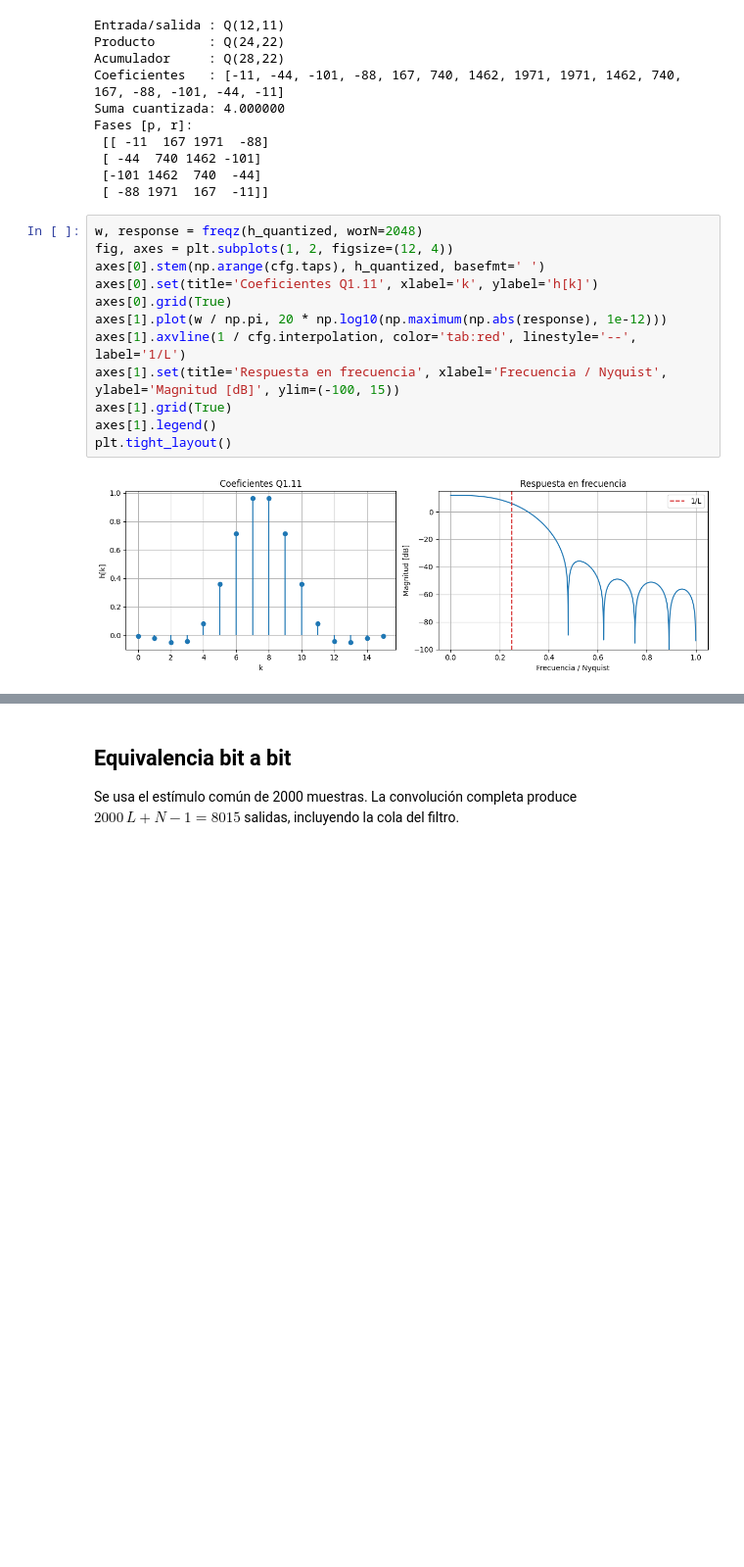
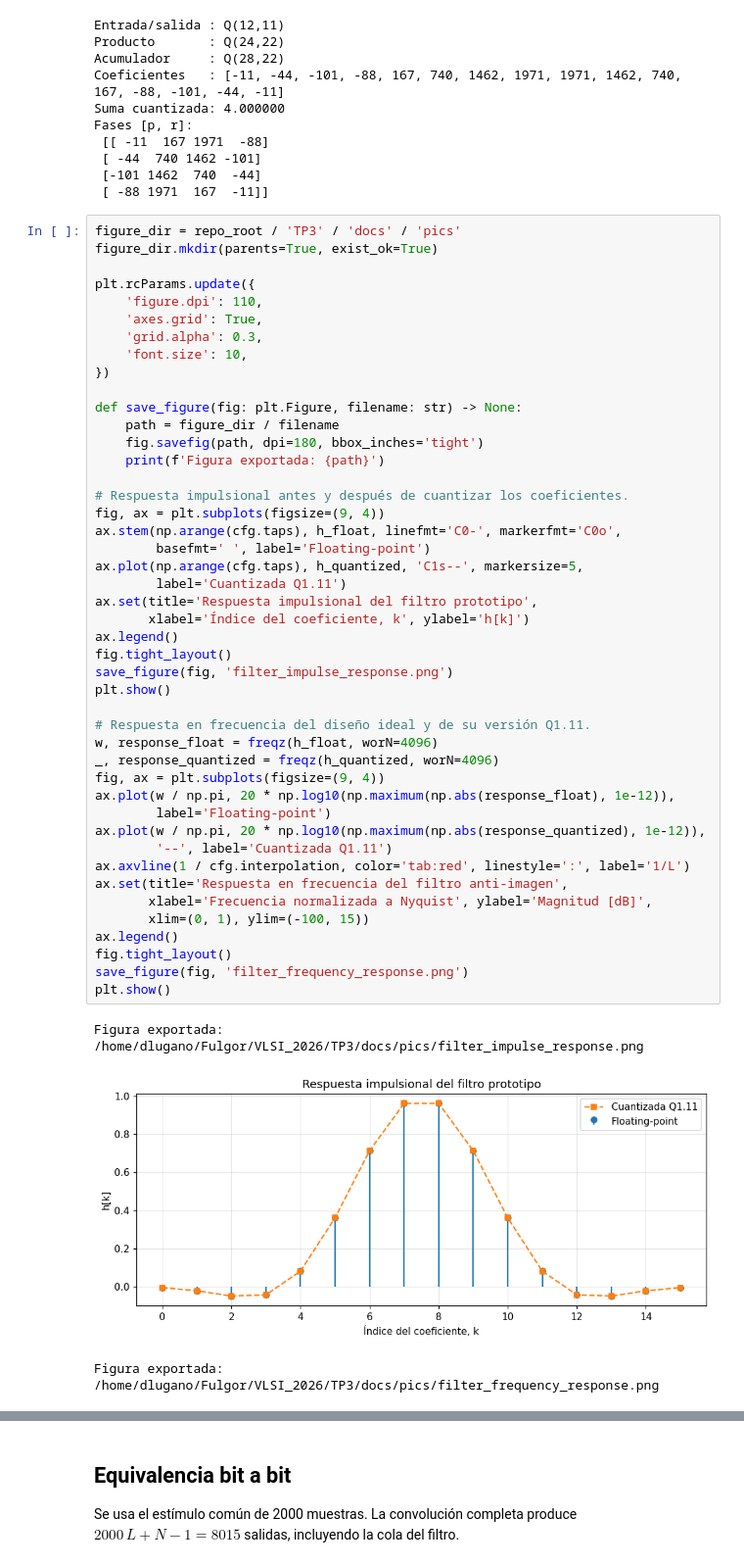
Before and after one commit to dlugano32/VLSI_2026, a Jupyter notebook: TP3/model/reference_model.ipynb, the cells around one changed output, grey strips where cells are left out. Shown at 98% size. Saved outputs shown, nothing was run; the diff lists cells and outputs as text; blank space fills up the shorter version.

```diff
--- a/TP3/model/reference_model.ipynb
+++ b/TP3/model/reference_model.ipynb
@@ -50,16 +50,51 @@ Fases [p, r]:
  [-101 1462  740  -44]
  [ -88 1971  167  -11]]
 # %%
-w, response = freqz(h_quantized, worN=2048)
-fig, axes = plt.subplots(1, 2, figsize=(12, 4))
-axes[0].stem(np.arange(cfg.taps), h_quantized, basefmt=' ')
-axes[0].set(title='Coeficientes Q1.11', xlabel='k', ylabel='h[k]')
-axes[0].grid(True)
-axes[1].plot(w / np.pi, 20 * np.log10(np.maximum(np.abs(response), 1e-12)))
-axes[1].axvline(1 / cfg.interpolation, color='tab:red', linestyle='--', label='1/L')
-axes[1].set(title='Respuesta en frecuencia', xlabel='Frecuencia / Nyquist', ylabel='Magnitud [dB]', ylim=(-100, 15))
-axes[1].grid(True)
-axes[1].legend()
-plt.tight_layout()
+figure_dir = repo_root / 'TP3' / 'docs' / 'pics'
+figure_dir.mkdir(parents=True, exist_ok=True)
+
+plt.rcParams.update({
+    'figure.dpi': 110,
+    'axes.grid': True,
+    'grid.alpha': 0.3,
+    'font.size': 10,
+})
+
+def save_figure(fig: plt.Figure, filename: str) -> None:
+    path = figure_dir / filename
+    fig.savefig(path, dpi=180, bbox_inches='tight')
+    print(f'Figura exportada: {path}')
+
+# Respuesta impulsional antes y después de cuantizar los coeficientes.
+fig, ax = plt.subplots(figsize=(9, 4))
+ax.stem(np.arange(cfg.taps), h_float, linefmt='C0-', markerfmt='C0o',
+        basefmt=' ', label='Floating-point')
+ax.plot(np.arange(cfg.taps), h_quantized, 'C1s--', markersize=5,
+        label='Cuantizada Q1.11')
+ax.set(title='Respuesta impulsional del filtro prototipo',
+       xlabel='Índice del coeficiente, k', ylabel='h[k]')
+ax.legend()
+fig.tight_layout()
+save_figure(fig, 'filter_impulse_response.png')
+plt.show()
+
+# Respuesta en frecuencia del diseño ideal y de su versión Q1.11.
+w, response_float = freqz(h_float, worN=4096)
+_, response_quantized = freqz(h_quantized, worN=4096)
+fig, ax = plt.subplots(figsize=(9, 4))
+ax.plot(w / np.pi, 20 * np.log10(np.maximum(np.abs(response_float), 1e-12)),
+        label='Floating-point')
+ax.plot(w / np.pi, 20 * np.log10(np.maximum(np.abs(response_quantized), 1e-12)),
+        '--', label='Cuantizada Q1.11')
+ax.axvline(1 / cfg.interpolation, color='tab:red', linestyle=':', label='1/L')
+ax.set(title='Respuesta en frecuencia del filtro anti-imagen',
+       xlabel='Frecuencia normalizada a Nyquist', ylabel='Magnitud [dB]',
+       xlim=(0, 1), ylim=(-100, 15))
+ax.legend()
+fig.tight_layout()
+save_figure(fig, 'filter_frequency_response.png')
+plt.show()
 # %% [output]
+Figura exportada: /home/dlugano/Fulgor/VLSI_2026/TP3/docs/pics/filter_impulse_response.png
-[figure, old version]
+[figure, new version]
+Figura exportada: /home/dlugano/Fulgor/VLSI_2026/TP3/docs/pics/filter_frequency_response.png
```
Also changed, not shown: parts of 2 cells of this notebook, 12 other files.
